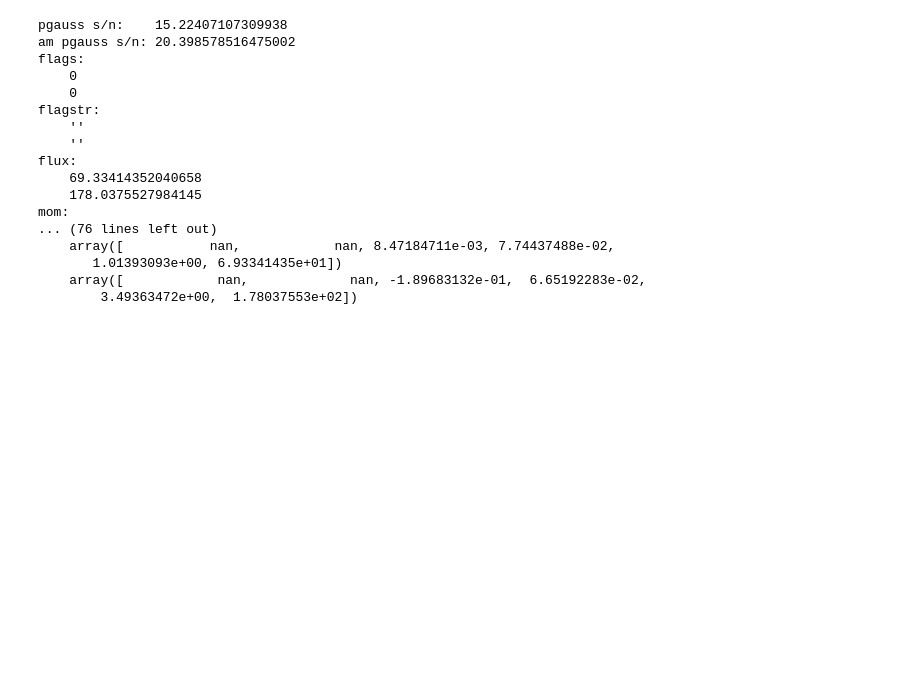
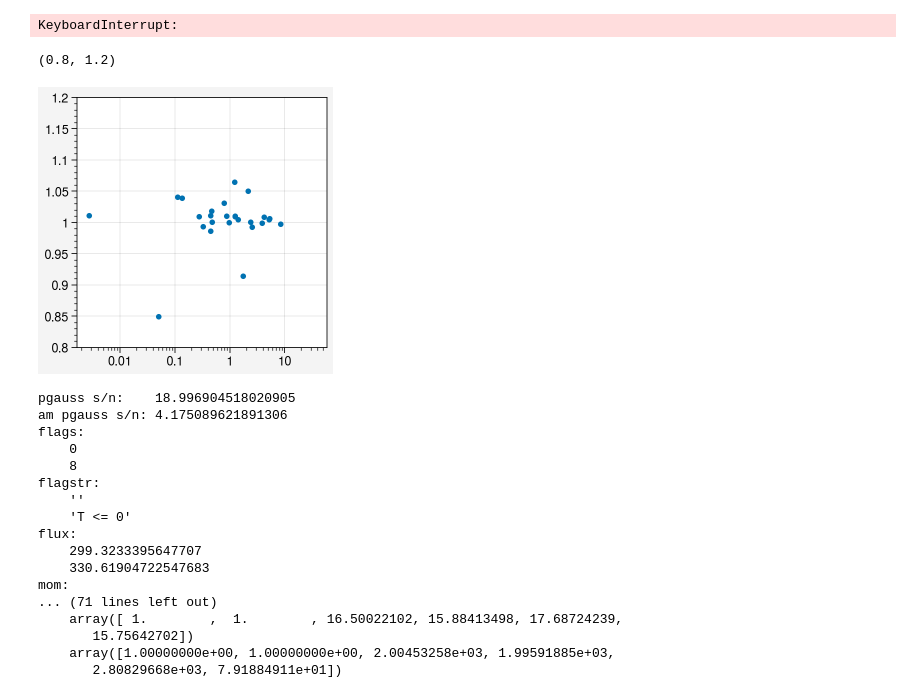
Before and after one commit to LSSTDESC/prepsf-moments, a Jupyter notebook: notebooks/prepsf_admom.ipynb, the cells around one changed output. Cells and saved outputs as stored; diff of their text form; code cells hidden in the pictures; blank space fills up the shorter version.

```diff
--- a/notebooks/prepsf_admom.ipynb
+++ b/notebooks/prepsf_admom.ipynb
@@ -11,3 +12,46 @@ from ngmix.prepsfmom import PGaussMom
+# %%
+import tqdm
+
+wldeblend_data = init_wldeblend(survey_bands="lsst-r")
+
+rng = np.random.RandomState()
+ap = 2
+
+s2n_true = []
+s2n_pg = []
+s2n_pam = []
+for _ in tqdm.trange(1000, ncols=79):
+    gal, psf, redshift = get_gal_wldeblend(rng=rng, data=wldeblend_data)
+    obs, true_flux, obs_nn = make_ngmix_obs(
+        gal=gal, psf=psf, nse=wldeblend_data.noise, pixel_scale=wldeblend_data.pixel_scale, rng=rng,
+    )
+
+    res = PGaussMom(ap).go(obs)
+    pres = PrePSFAdmom(ap, delta_fwhm=0.1).go(obs)
+    s2n_pg.append(res["s2n"])
+    s2n_pam.append(pres["s2n"])
+    s2n_true.append(obs.get_s2n())
+# %% [output]
+KeyboardInterrupt:
+# %%
+s2n_pg = np.array(s2n_pg)
+s2n_pam = np.array(s2n_pam)
+s2n_true = np.array(s2n_true)
+
+inds = np.argsort(s2n_true)
+s2n_pg = s2n_pg[inds]
+s2n_pam = s2n_pam[inds]
+s2n_true = s2n_true[inds]
+# %%
+import proplot as pplt
+
+fig, axs = pplt.subplots()
+
+axs.semilogx(s2n_true, s2n_pam/s2n_pg, '.')
+axs.set_ylim(0.8, 1.2)
+# %% [output]
+(0.8, 1.2)
+[figure, added]
 # %%
 from ngmix import Jacobian, Observation
 
@@ -102,7 +146,7 @@ import pprint
 
 mom_fwhm = 2
 
-res = PrePSFAdmom(min_fwhm=mom_fwhm).go(obs)
+res = PrePSFAdmom(min_fwhm=mom_fwhm, delta_fwhm=1).go(obs)
 pres = PGaussMom(fwhm=mom_fwhm).go(obs)
 print("pgauss s/n:   ", pres["s2n"])
 print("am pgauss s/n:", res["s2n"])
@@ -110,20 +154,20 @@ for key in pres.keys():
     if key in res:
         print("%s:\n    %s\n    %s" % (key, pprint.pformat(pres[key]), pprint.pformat(res[key])))
 # %% [output]
-pgauss s/n:    15.22407107309938
-am pgauss s/n: 20.398578516475002
+pgauss s/n:    18.996904518020905
+am pgauss s/n: 4.175089621891306
 flags:
     0
-    0
+    8
 flagstr:
     ''
-    ''
+    'T <= 0'
 flux:
-    69.33414352040658
-    178.0375527984145
+    299.3233395647707
+    330.61904722547683
 mom:
-... (76 lines left out)
-    array([           nan,            nan, 8.47184711e-03, 7.74437488e-02,
-       1.01393093e+00, 6.93341435e+01])
-    array([            nan,             nan, -1.89683132e-01,  6.65192283e-02,
-        3.49363472e+00,  1.78037553e+02])
+... (71 lines left out)
+    array([ 1.        ,  1.        , 16.50022102, 15.88413498, 17.68724239,
+       15.75642702])
+    array([1.00000000e+00, 1.00000000e+00, 2.00453258e+03, 1.99591885e+03,
+       2.80829668e+03, 7.91884911e+01])
```
Also changed, not shown: parts of 2 cells of this notebook, 3 other files.
